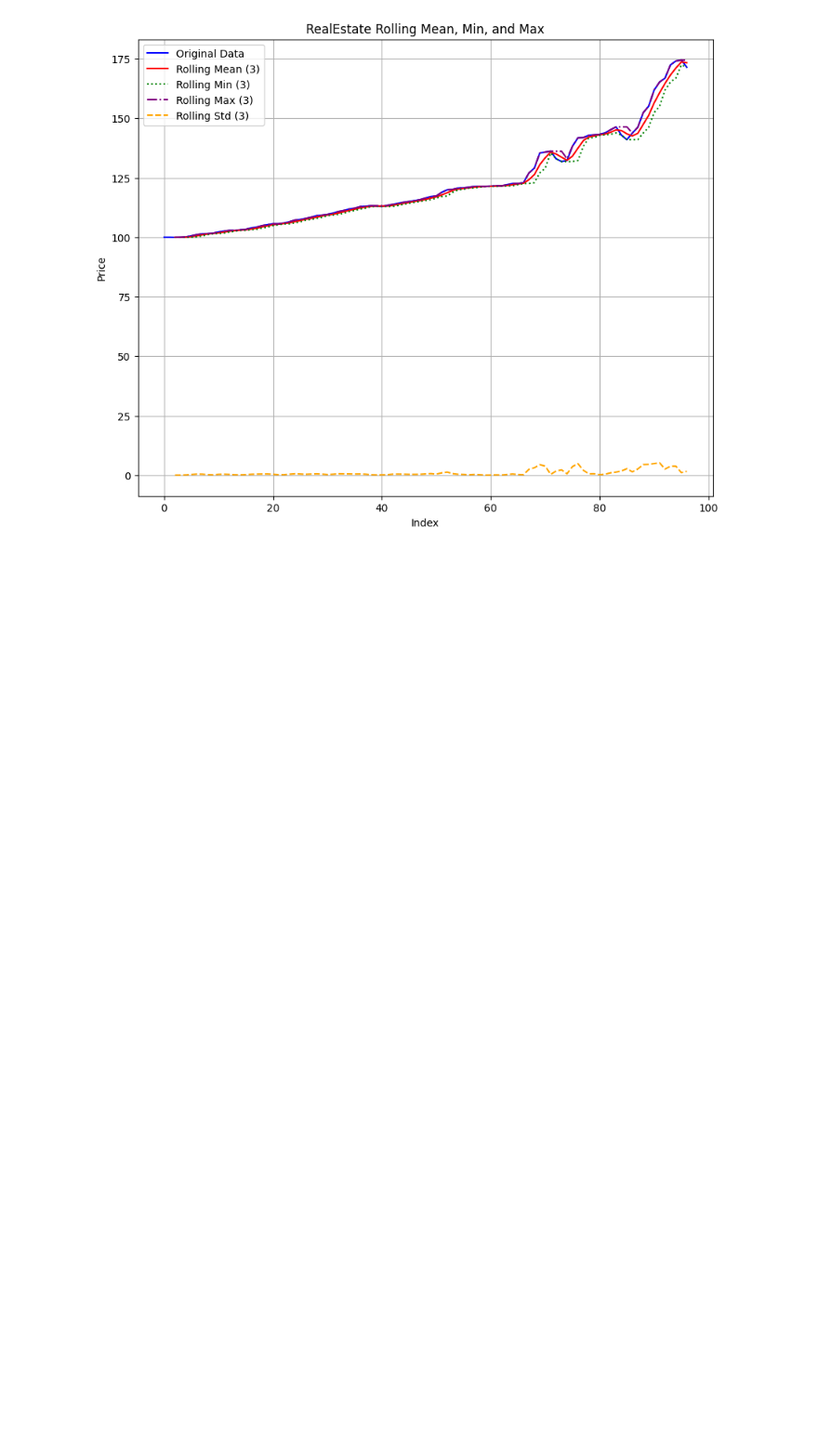
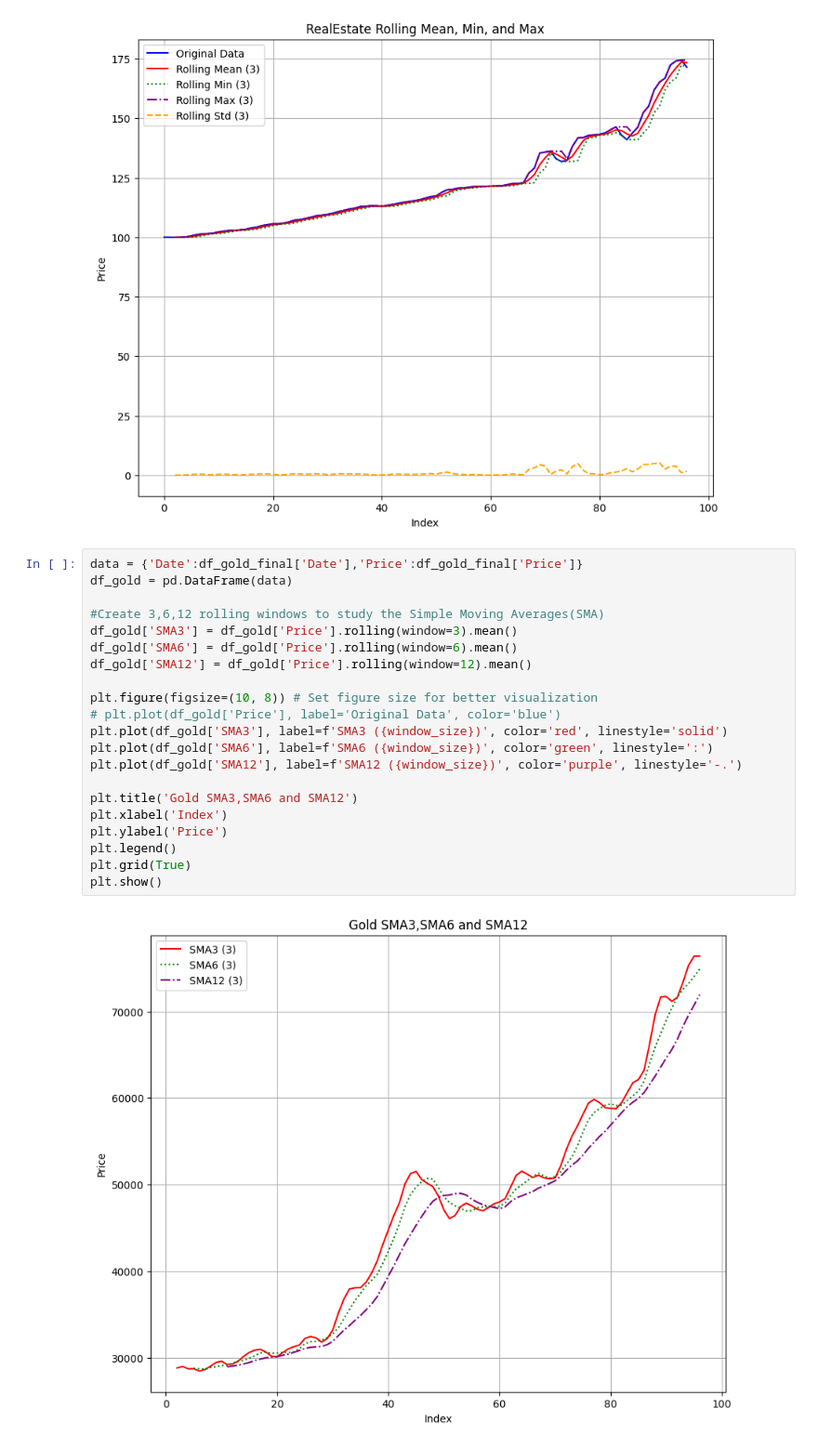
Before and after one commit to jayanthbagare/finpy, a Jupyter notebook: mean_reversion.ipynb, the cells around one changed output. Shown at 93% size. Cells and saved outputs as stored; diff of their text form; blank space fills up the shorter version.

```diff
--- a/mean_reversion.ipynb
+++ b/mean_reversion.ipynb
@@ -269,3 +269,26 @@ plt.grid(True)
 plt.show()
 # %% [output]
 [figure]
+# %%
+data = {'Date':df_gold_final['Date'],'Price':df_gold_final['Price']}
+df_gold = pd.DataFrame(data)
+
+#Create 3,6,12 rolling windows to study the Simple Moving Averages(SMA)
+df_gold['SMA3'] = df_gold['Price'].rolling(window=3).mean()
+df_gold['SMA6'] = df_gold['Price'].rolling(window=6).mean()
+df_gold['SMA12'] = df_gold['Price'].rolling(window=12).mean()
+
+plt.figure(figsize=(10, 8)) # Set figure size for better visualization
+# plt.plot(df_gold['Price'], label='Original Data', color='blue')
+plt.plot(df_gold['SMA3'], label=f'SMA3 ({window_size})', color='red', linestyle='solid')
+plt.plot(df_gold['SMA6'], label=f'SMA6 ({window_size})', color='green', linestyle=':')
+plt.plot(df_gold['SMA12'], label=f'SMA12 ({window_size})', color='purple', linestyle='-.')
+
+plt.title('Gold SMA3,SMA6 and SMA12')
+plt.xlabel('Index')
+plt.ylabel('Price')
+plt.legend()
+plt.grid(True)
+plt.show()
+# %% [output]
+[figure, added]
```
Also changed, not shown: parts of 3 cells of this notebook.
